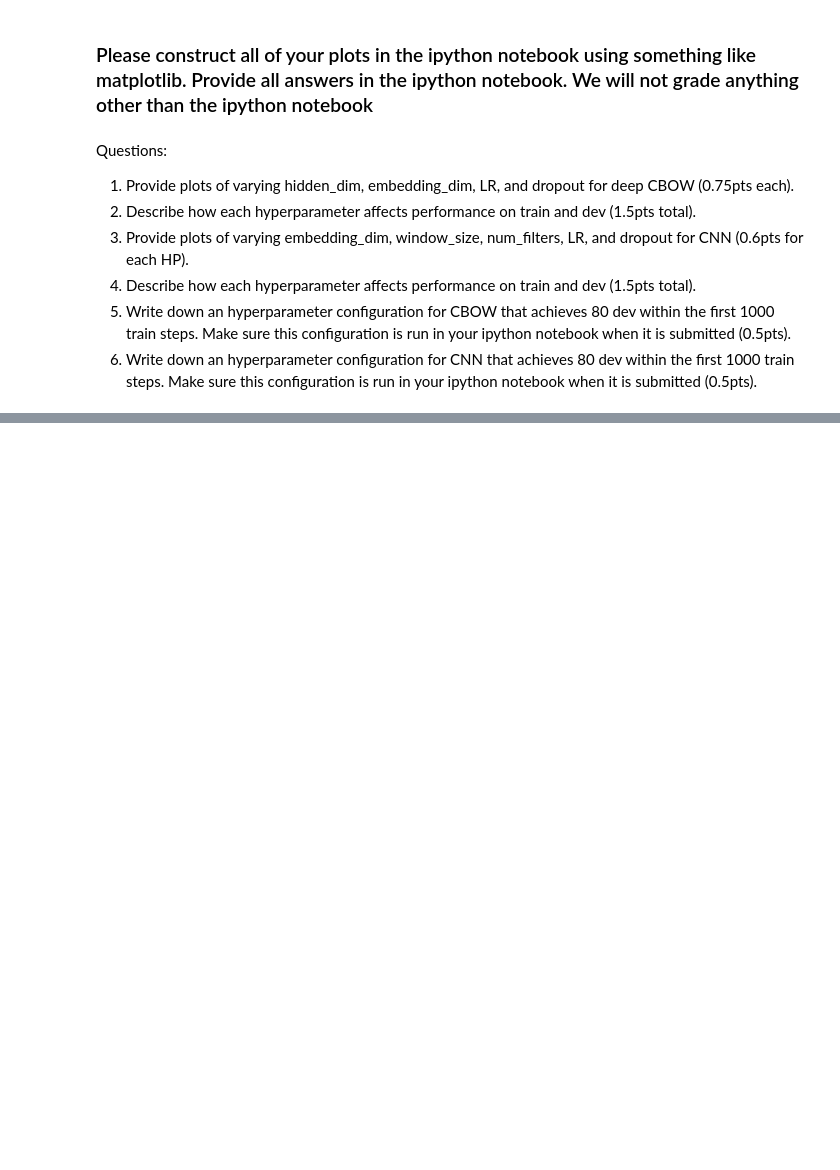
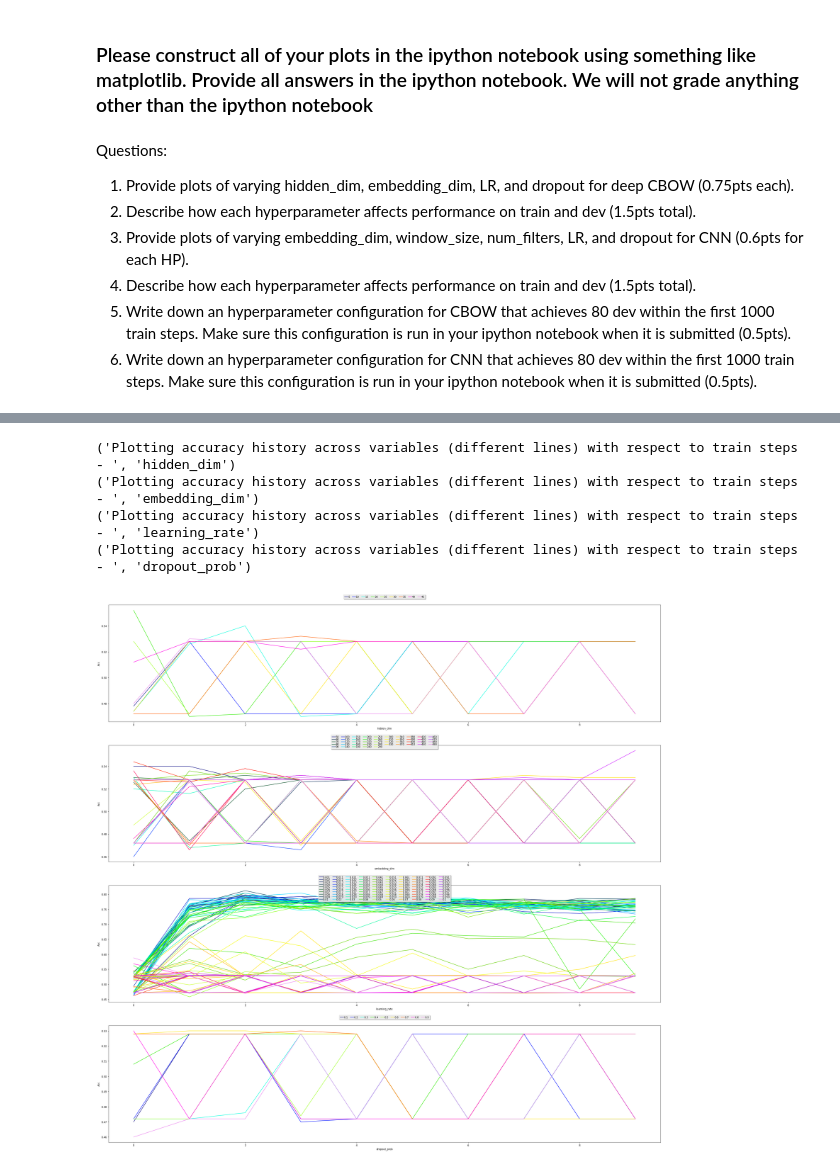
Before and after one commit to pmal19/NLU-HW6, a Jupyter notebook: Ex6Srinidhi.ipynb, the cells around one changed output, grey strips where cells are left out. Drawn from its saved outputs; the diff is of its cells as text; code cells hidden in the pictures; blank space fills up the shorter version.

```diff
--- a/Ex6Srinidhi.ipynb
+++ b/Ex6Srinidhi.ipynb
@@ -396,0 +452,14 @@ AttributeError: 'str' object has no attribute 'readline'
+# %%
+def getHistoryValues(dictionary,var):
+    numOfVals = list(keys for keys in sorted(cbow[var]))
+    x = list(range(10))
+    ys = []
+    for k in numOfVals:
+        ys.append([hist[1] for hist in cbow[var][k]])
+    return x,ys,numOfVals
+
+print(cbow['hidden_dim'])
+
+x,y,n = getHistoryValues(cbow,'hidden_dim')
+print('--',x)
+print('--',y)
@@ -396,0 +470,46 @@ AttributeError: 'str' object has no attribute 'readline'
+# %%
+# num_plots = 20
+# colormap = plt.cm.gist_ncar
+# plt.gca().set_color_cycle([colormap(i) for i in np.linspace(0, 0.9, num_plots)])
+
+# x = np.arange(10)
+# labels = []
+# for i in range(1, num_plots + 1):
+#     plt.plot(x, i * x + 5 * i)
+#     labels.append(r'$y = %ix + %i$' % (i, 5*i))
+
+# # I'm basically just demonstrating several different legend options here...
+# plt.legend(labels, ncol=4, loc='upper center',
+#            bbox_to_anchor=[0.5, 1.1],
+#            columnspacing=1.0, labelspacing=0.0,
+#            handletextpad=0.0, handlelength=1.5,
+#            fancybox=True, shadow=True)
+
+hypers = ['hidden_dim','embedding_dim','learning_rate','dropout_prob']
+plt.figure(1,figsize=(40, 40))
+for idx,var in enumerate(hypers):
+    print("Plotting accuracy history across variables (different lines) with respect to train steps - ",var)
+    x,ys,numOfVals = getHistoryValues(cbow,var)
+    labels = [str(val) for val in numOfVals]
+    plt.subplot(4, 1, idx+1)
+    num_plots = len(ys)
+    colormap = plt.cm.gist_ncar
+    plt.gca().set_color_cycle([colormap(i) for i in np.linspace(0, 0.9, num_plots)])
+
+    for y in ys:
+        plt.plot(x,y)
+
+    plt.ylabel('Acc')
+    plt.xlabel(var)
+
+    plt.legend(labels, ncol=10, loc='upper center',
+           bbox_to_anchor=[0.5, 1.1],
+           columnspacing=1.0, labelspacing=0.0,
+           handletextpad=0.0, handlelength=1.5,
+           fancybox=True, shadow=True)
+# %% [output]
+('Plotting accuracy history across variables (different lines) with respect to train steps - ', 'hidden_dim')
+('Plotting accuracy history across variables (different lines) with respect to train steps - ', 'embedding_dim')
+('Plotting accuracy history across variables (different lines) with respect to train steps - ', 'learning_rate')
+('Plotting accuracy history across variables (different lines) with respect to train steps - ', 'dropout_prob')
+[figure, added]
```
Also changed, not shown: parts of 10 cells of this notebook, 1 other file.
